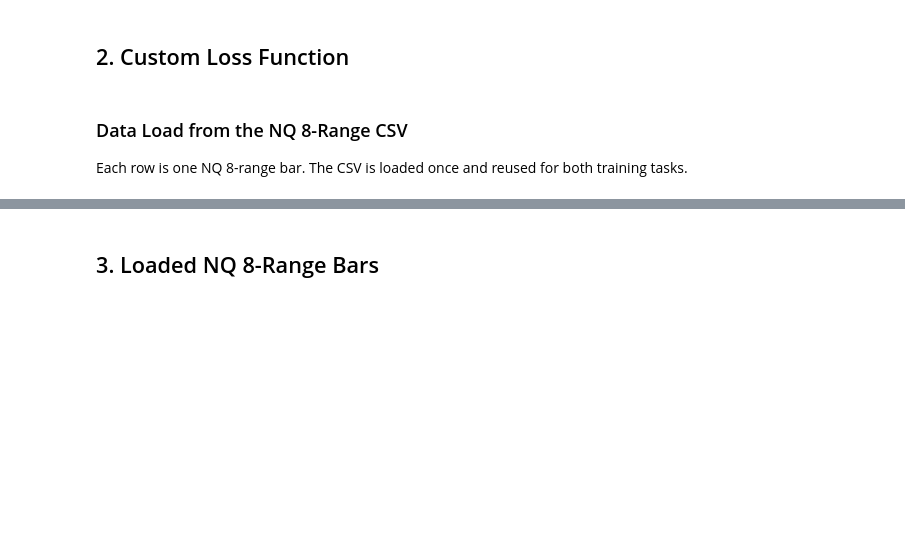
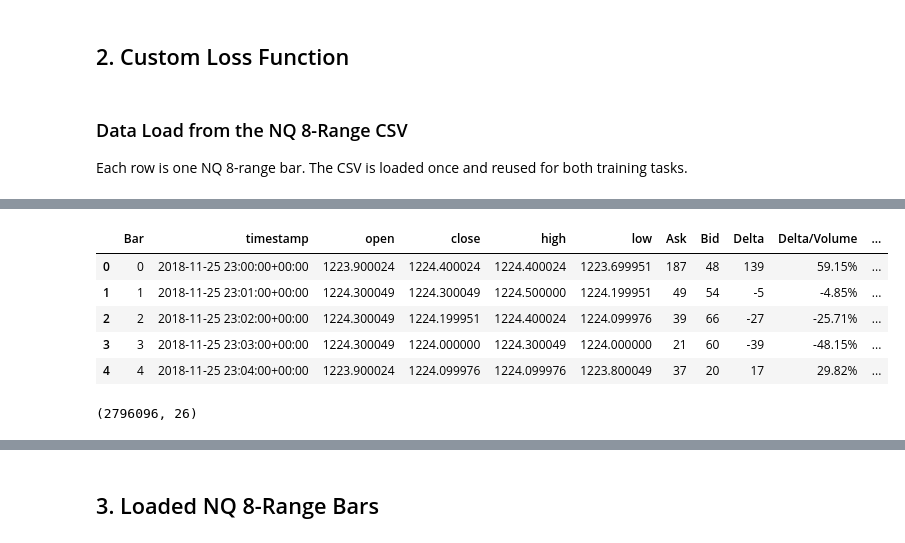
Before and after one commit to batzdom11/trading_brains, a Jupyter notebook: trading_brains_main_tft/train_local.ipynb, the cells around one changed output, grey strips where cells are left out. Drawn from its saved outputs; the diff is of its cells as text; code cells hidden in the pictures; blank space fills up the shorter version.

Commit message:
Lokales Trainingsnotebook auf neue ATAS-Daten aktualisiert, main.py angepasst

```diff
--- a/trading_brains_main_tft/train_local.ipynb
+++ b/trading_brains_main_tft/train_local.ipynb
@@ -13,7 +14,22 @@ os.environ.pop('GOOGLE_APPLICATION_CREDENTIALS', None)
 from pathlib import Path
 
 SYMBOL = "NQ"  # Instrument represented by the training data
-DATA_CSV_PATH = Path("data") / "NQ_8_RangeXV_27_04_2021_30_09_2026_merged" / "NQ_8_RangeXV_27_04_2021_30_09_2026_merged.csv"
+DATA_CSV_RELATIVE_PATH = (
+    Path("data")
+    / "Candelexport_GC_M1_25_11_2018_20_10_2026"
+    / "Candelexport_GC_M1_25_11_2018_20_10_2026.csv"
+)
+DATA_CSV_CANDIDATES = [
+    root / DATA_CSV_RELATIVE_PATH
+    for root in (Path.cwd(), *Path.cwd().parents)
+]
+DATA_CSV_PATH = next(
+    (path.resolve() for path in DATA_CSV_CANDIDATES if path.is_file()),
+    None,
+)
+if DATA_CSV_PATH is None:
+    searched_paths = ", ".join(str(path) for path in DATA_CSV_CANDIDATES)
+    raise FileNotFoundError(f"Training CSV not found. Searched: {searched_paths}")
 
 # Training hyperparameters
 MAX_EPOCHS = 20
@@ -30,13 +46,13 @@ MAX_ENCODER_LENGTH = 60  # Input range bars
 TARGET_HORIZON_BARS = 60
 MAX_PREDICTION_LENGTH = TARGET_HORIZON_BARS
 
-# GCS upload settings (disabled for this NQ range-bar experiment)
-UPLOAD_MODELS_TO_GCS = False
+# GCS upload settings
 GCS_BUCKET = "tft-for-trading-brains"
 GCS_MODEL_PATH = f"tft_checkpoint_{SYMBOL}_latest.ckpt"
 
 # Use GPU if available
-#import torch
-#ACCELERATOR = "gpu" if torch.cuda.is_available() else "cpu"
-#print(f"Training on: {ACCELERATOR}")
-#print(f"Symbol: {SYMBOL}, Lookback: {LOOKBACK_DAYS} days, Epochs: {MAX_EPOCHS}")
+import torch
+ACCELERATOR = "gpu" if torch.cuda.is_available() else "cpu"
+print(f"Training on: {ACCELERATOR}")
+print(f"Symbol: {SYMBOL}, Epochs: {MAX_EPOCHS}")
+print(f"DATA_CSV_PATH: {DATA_CSV_PATH}")
@@ -47,5 +67,5 @@ GCS_MODEL_PATH = f"tft_checkpoint_{SYMBOL}_latest.ckpt"
 # %%
-import os
+
 import gc
 from datetime import datetime
 
@@ -60,4 +80,5 @@ import sys
 import subprocess
 from google.cloud import storage, bigquery
 
-#print(f"PyTorch {torch.__version__}, CUDA: {torch.cuda.is_available()}")
+print(f"PyTorch {torch.__version__}, CUDA: {torch.cuda.is_available()}")
+pd.set_option("display.max_columns", None)
@@ -110,11 +133,10 @@ class DirectionAwareQuantileLoss(MultiHorizonMetric):
 Each row is one NQ 8-range bar. The CSV is loaded once and reused for both training tasks.
 # %%
 def load_nq_range_csv(csv_path: str | Path = DATA_CSV_PATH) -> pd.DataFrame:
-    """Load NQ 8-range OHLCV data in source Bar order."""
+    """Load all NQ 8-range CSV columns in source Bar order."""
     raw = pd.read_csv(
         csv_path,
         sep=";",
-        usecols=["Bar", "Time UTC", "Open", "High", "Low", "Close", "Volume"],
         dtype={
             "Bar": "int64",
             "Open": "float32",
@@ -143,15 +165,17 @@ def load_nq_range_csv(csv_path: str | Path = DATA_CSV_PATH) -> pd.DataFrame:
         "Low": "low",
         "Close": "close",
         "Volume": "volume",
-    }).drop(columns="Bar")
+    })
     df["timestamp"] = pd.to_datetime(
         df["timestamp"], format="%d.%m.%Y %H:%M:%S", errors="raise", utc=True
-    ).dt.tz_convert("America/New_York")
-    df = df[["timestamp", "open", "high", "low", "close", "volume"]].reset_index(drop=True)
+    )
+    df = df.reset_index(drop=True)
     print(f"Loaded {len(df):,} NQ 8-range bars from {df['timestamp'].min()} to {df['timestamp'].max()}")
     return df
 
 
 df_raw = load_nq_range_csv()
 LOOKBACK_DAYS = (df_raw["timestamp"].max() - df_raw["timestamp"].min()).days
+df_raw = df_raw.drop(columns=["Time local"])
 df_raw.head()
+# %% [output]
@@ -158,4 +183,12 @@ df_raw.head()
+|  | Bar | timestamp | open | close | high | low | Ask | Bid | Delta | Delta/Volume | ... |
+| 0 | 0 | 2018-11-25 23:00:00+00:00 | 1223.900024 | 1224.400024 | 1224.400024 | 1223.699951 | 187 | 48 | 139 | 59.15% | ... |
+| 1 | 1 | 2018-11-25 23:01:00+00:00 | 1224.300049 | 1224.300049 | 1224.500000 | 1224.199951 | 49 | 54 | -5 | -4.85% | ... |
+| 2 | 2 | 2018-11-25 23:02:00+00:00 | 1224.300049 | 1224.199951 | 1224.400024 | 1224.099976 | 39 | 66 | -27 | -25.71% | ... |
+| 3 | 3 | 2018-11-25 23:03:00+00:00 | 1224.300049 | 1224.000000 | 1224.300049 | 1224.000000 | 21 | 60 | -39 | -48.15% | ... |
+| 4 | 4 | 2018-11-25 23:04:00+00:00 | 1223.900024 | 1224.099976 | 1224.099976 | 1223.800049 | 37 | 20 | 17 | 29.82% | ... |
 # %%
 df_raw.shape
+# %% [output]
+(2796096, 26)
 # %%
 df_raw.columns
```
Also changed, not shown: parts of 31 cells of this notebook, 2 other files.
